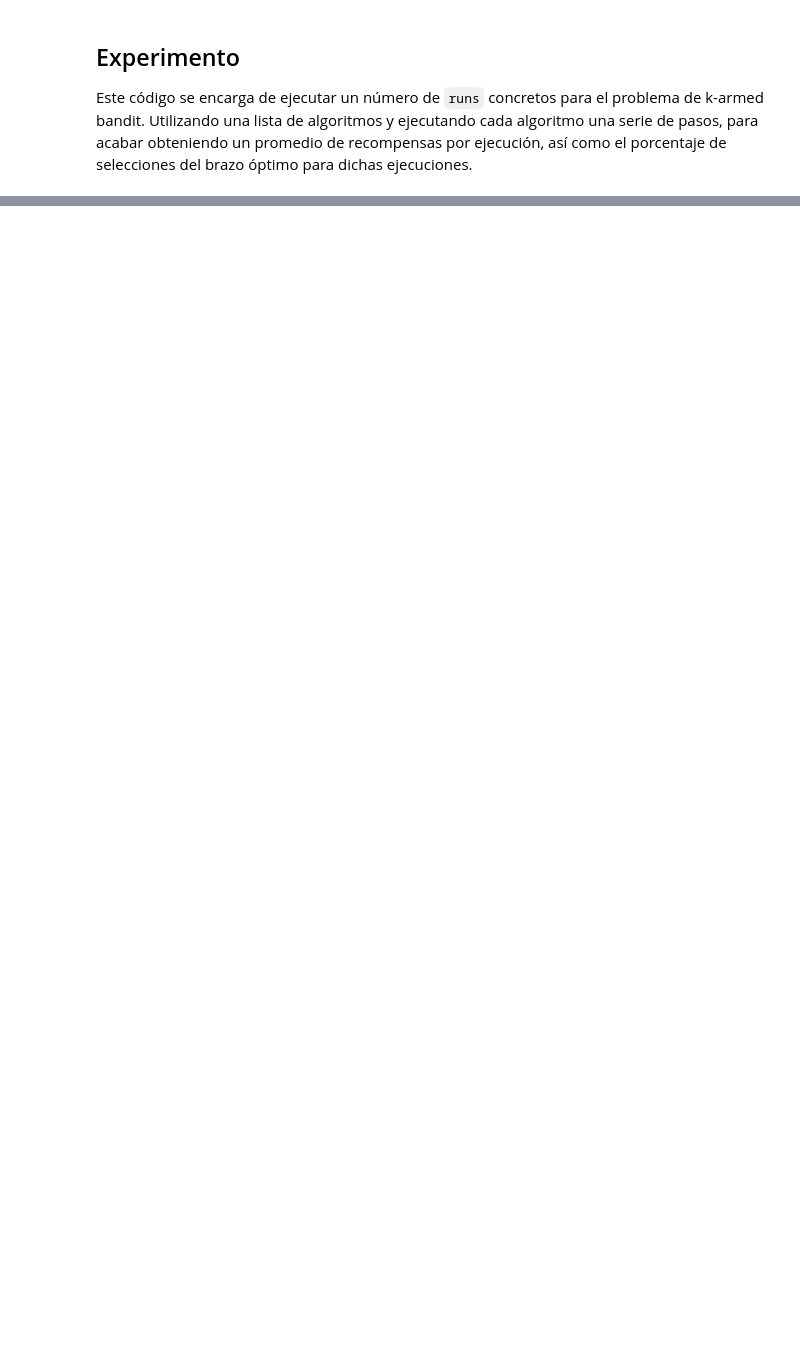
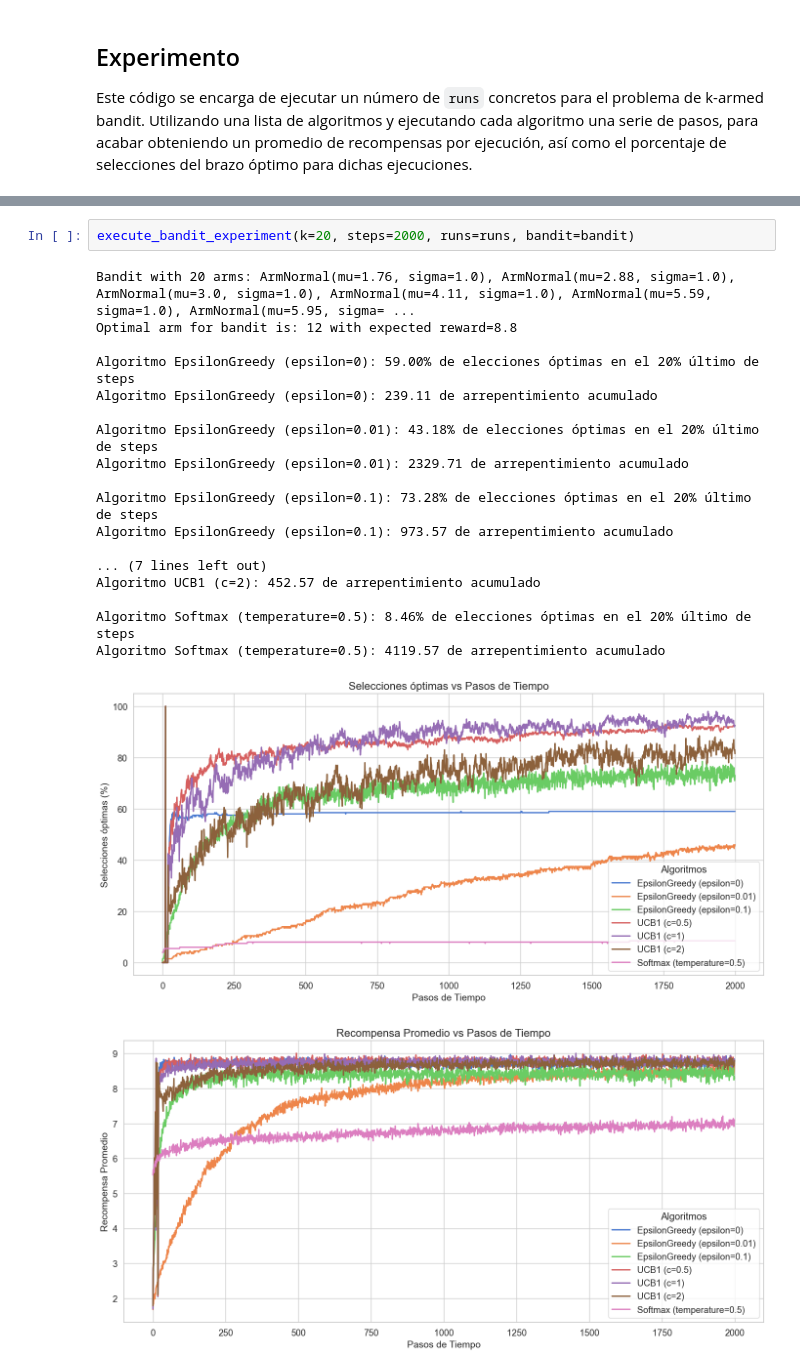
Before and after one commit to miguelangelortizpenaranda/ortizpastorserna, a Jupyter notebook: bandit_experiment_normal.ipynb, the cells around one changed output, grey strips where cells are left out. Drawn from its saved outputs; the diff is of its cells as text; blank space fills up the shorter version.

```diff
--- a/bandit_experiment_normal.ipynb
+++ b/bandit_experiment_normal.ipynb
@@ -164,0 +289,22 @@ Optimal arm for bandit is: 11 with expected reward=9.62
+# %%
+execute_bandit_experiment(k=20, steps=2000, runs=runs, bandit=bandit)
+# %% [output]
+Bandit with 20 arms: ArmNormal(mu=1.76, sigma=1.0), ArmNormal(mu=2.88, sigma=1.0), ArmNormal(mu=3.0, sigma=1.0), ArmNormal(mu=4.11, sigma=1.0), ArmNormal(mu=5.59, sigma=1.0), ArmNormal(mu=5.95, sigma= ...
+Optimal arm for bandit is: 12 with expected reward=8.8
+
+Algoritmo EpsilonGreedy (epsilon=0): 59.00% de elecciones óptimas en el 20% último de steps
+Algoritmo EpsilonGreedy (epsilon=0): 239.11 de arrepentimiento acumulado
+
+Algoritmo EpsilonGreedy (epsilon=0.01): 43.18% de elecciones óptimas en el 20% último de steps
+Algoritmo EpsilonGreedy (epsilon=0.01): 2329.71 de arrepentimiento acumulado
+
+Algoritmo EpsilonGreedy (epsilon=0.1): 73.28% de elecciones óptimas en el 20% último de steps
+Algoritmo EpsilonGreedy (epsilon=0.1): 973.57 de arrepentimiento acumulado
+
+... (7 lines left out)
+Algoritmo UCB1 (c=2): 452.57 de arrepentimiento acumulado
+
+Algoritmo Softmax (temperature=0.5): 8.46% de elecciones óptimas en el 20% último de steps
+Algoritmo Softmax (temperature=0.5): 4119.57 de arrepentimiento acumulado
+[figure, added]
+[figure, added]
```
Also changed, not shown: parts of 29 cells of this notebook, 3 other files.
